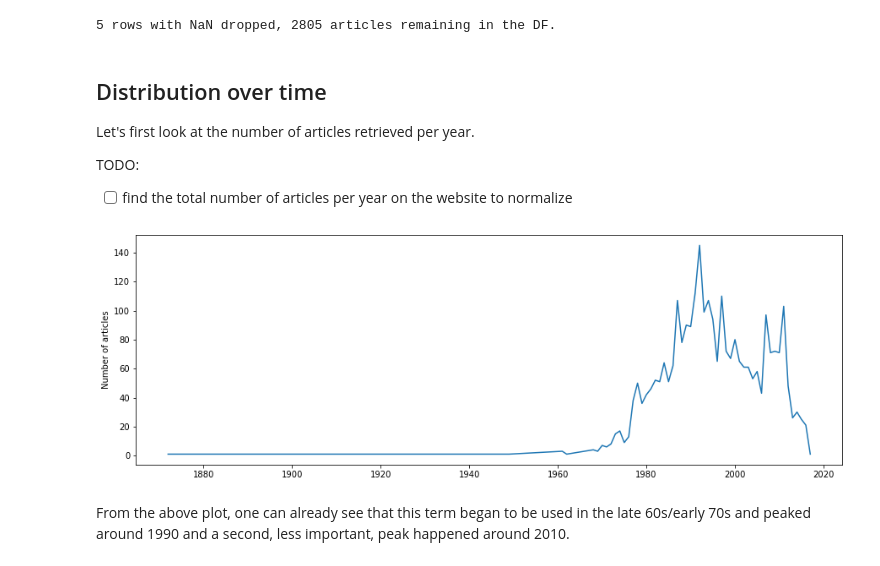
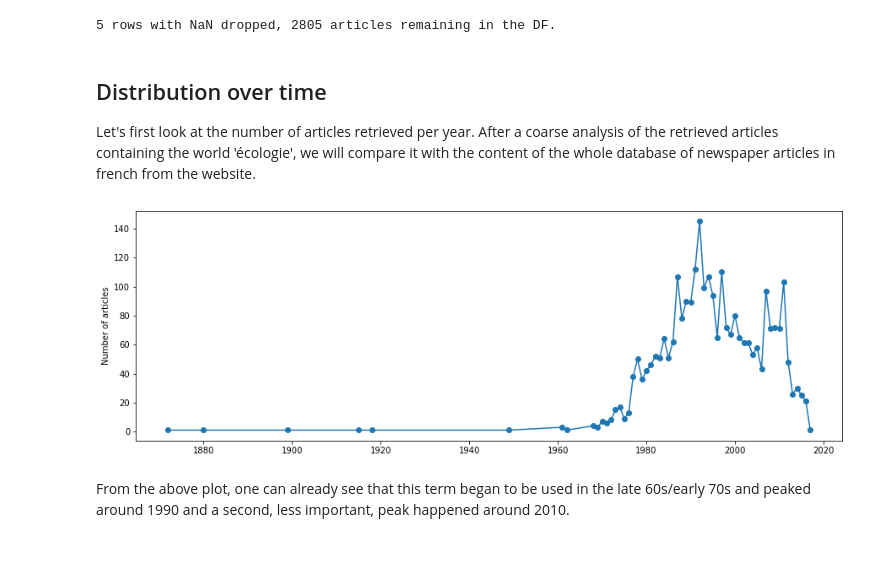
Before and after one commit to arobaselisa/Newspapers_Ecology_Analysis, a Jupyter notebook: Exploration.ipynb, the cells around one changed output. Cells and saved outputs as stored; diff of their text form; code cells hidden in the pictures.

```diff
--- a/Exploration.ipynb
+++ b/Exploration.ipynb
@@ -43,24 +62,22 @@ print("{0} rows with NaN dropped, {1} articles remaining in the DF.".format(n_be
 # %% [markdown]
 ## Distribution over time
 
-Let's first look at the number of articles retrieved per year.
-
-TODO:
-- [ ] find the total number of articles per year on the website to normalize
+Let's first look at the number of articles retrieved per year. After a coarse analysis of the retrieved articles containing the world 'écologie', we will compare it with the content of the whole database of newspaper articles in french from the website.
 # %%
 # number of articles per year
 articles_per_year = articles.groupby(articles.Date.dt.year).count().Url
 
 # plot the timeserie
 fig, ax = plt.subplots(figsize=(15,5))
 
 ax.plot(articles_per_year)
+ax.scatter(articles_per_year.index, articles_per_year.values)
 
 plt.ylabel('Number of articles')
 
 plt.show()
 # %% [output]
-[figure, old version]
+[figure, new version]
 # %% [markdown]
 From the above plot, one can already see that this term began to be used in the late 60s/early 70s and peaked around 1990 and a second, less important, peak happened around 2010.
 # %%
```
Also changed, not shown: parts of 16 cells of this notebook.
